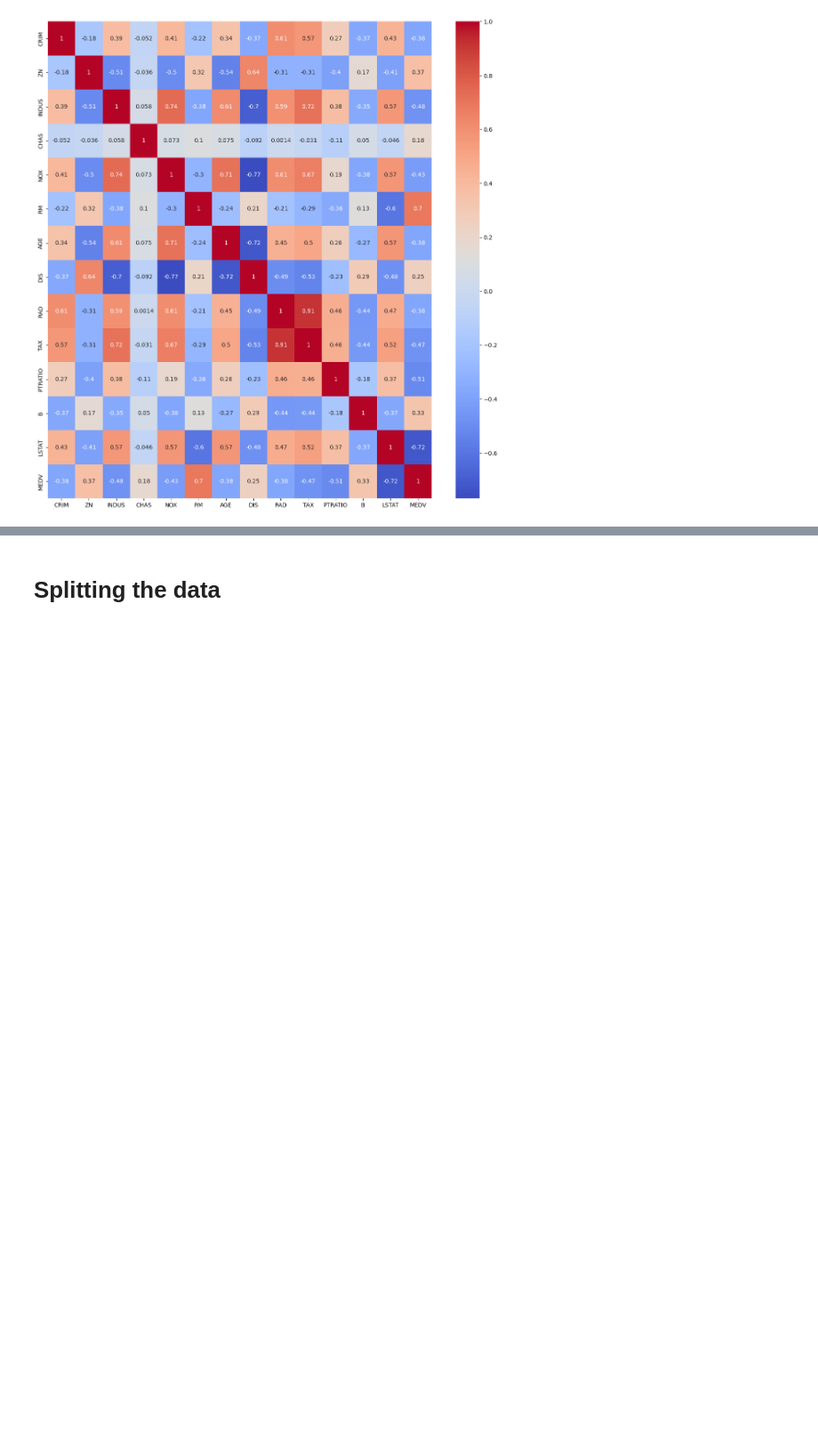
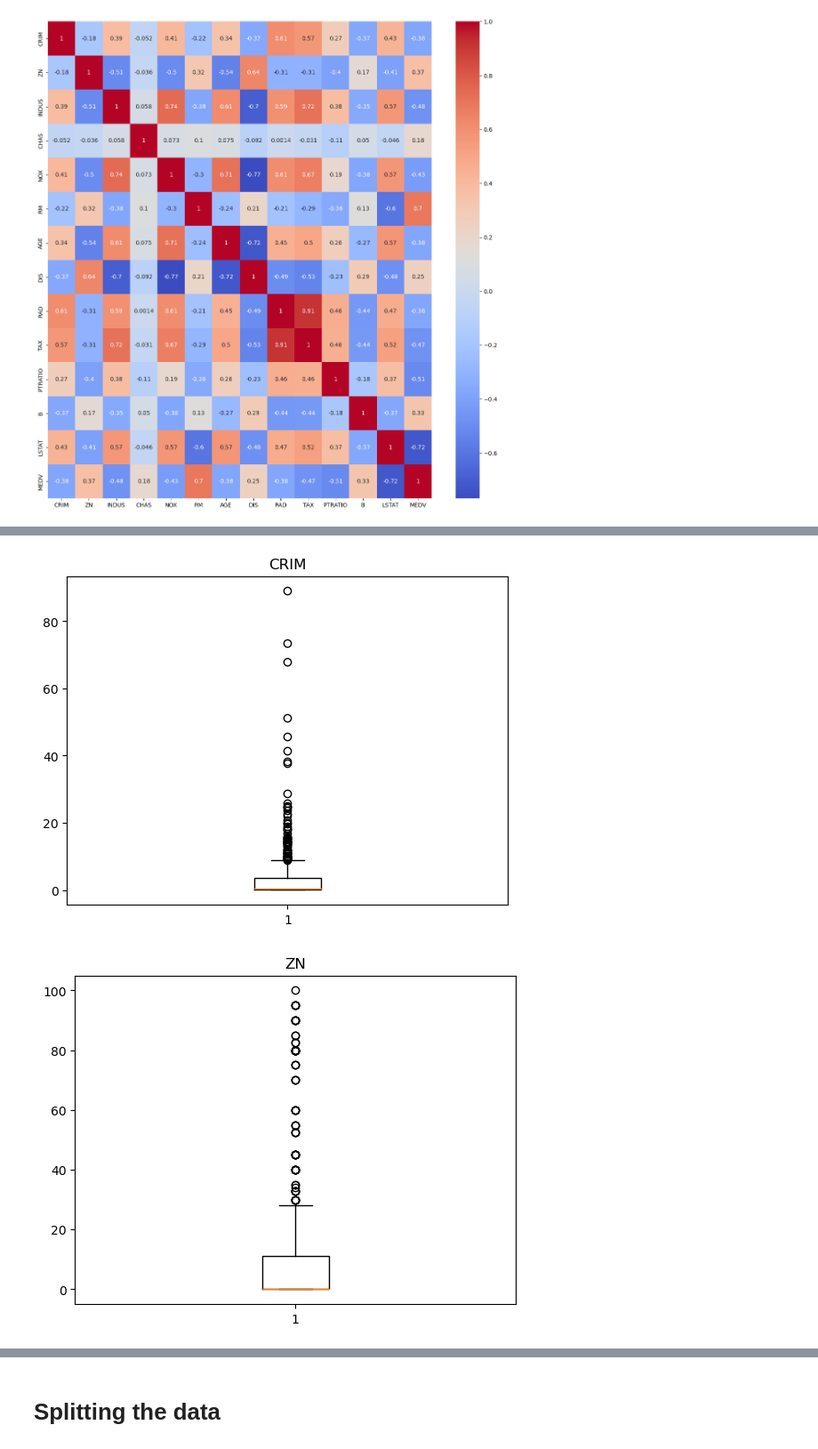
Before and after one commit to Harshan-Kurapati/BostonHousing, a Jupyter notebook: Housing.ipynb, the cells around one changed output, grey strips where cells are left out. Shown at 89% size. Cells and saved outputs as stored; diff of their text form; code cells hidden in the pictures; blank space fills up the shorter version.

```diff
--- a/Housing.ipynb
+++ b/Housing.ipynb
@@ -96,0 +114,8 @@ sns.heatmap(correlation_matrix, cmap = 'coolwarm', annot = True)
+# %%
+for i in df.columns:
+    plt.boxplot(df[i])
+    plt.title(i)
+    plt.show()
+# %% [output]
+[figure, added]
+[figure, added]
```
Also changed, not shown: parts of 12 cells of this notebook.
